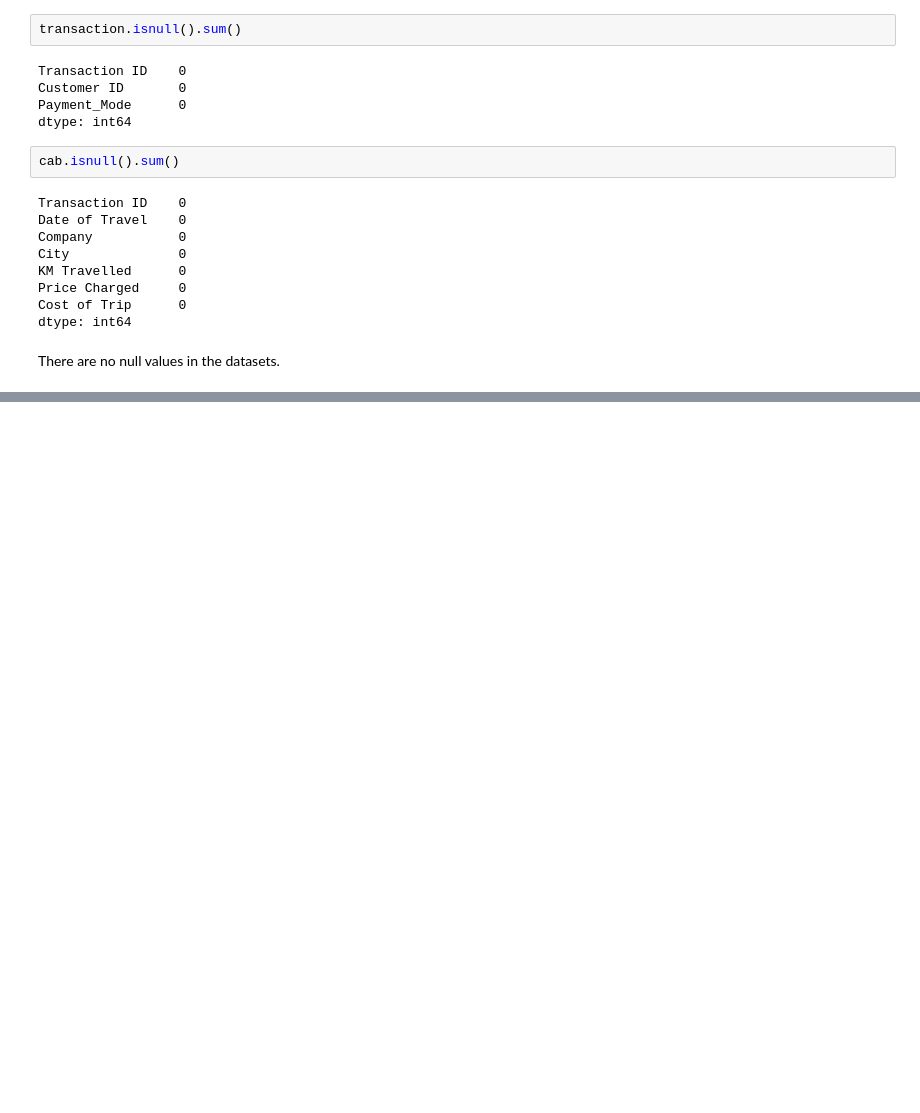
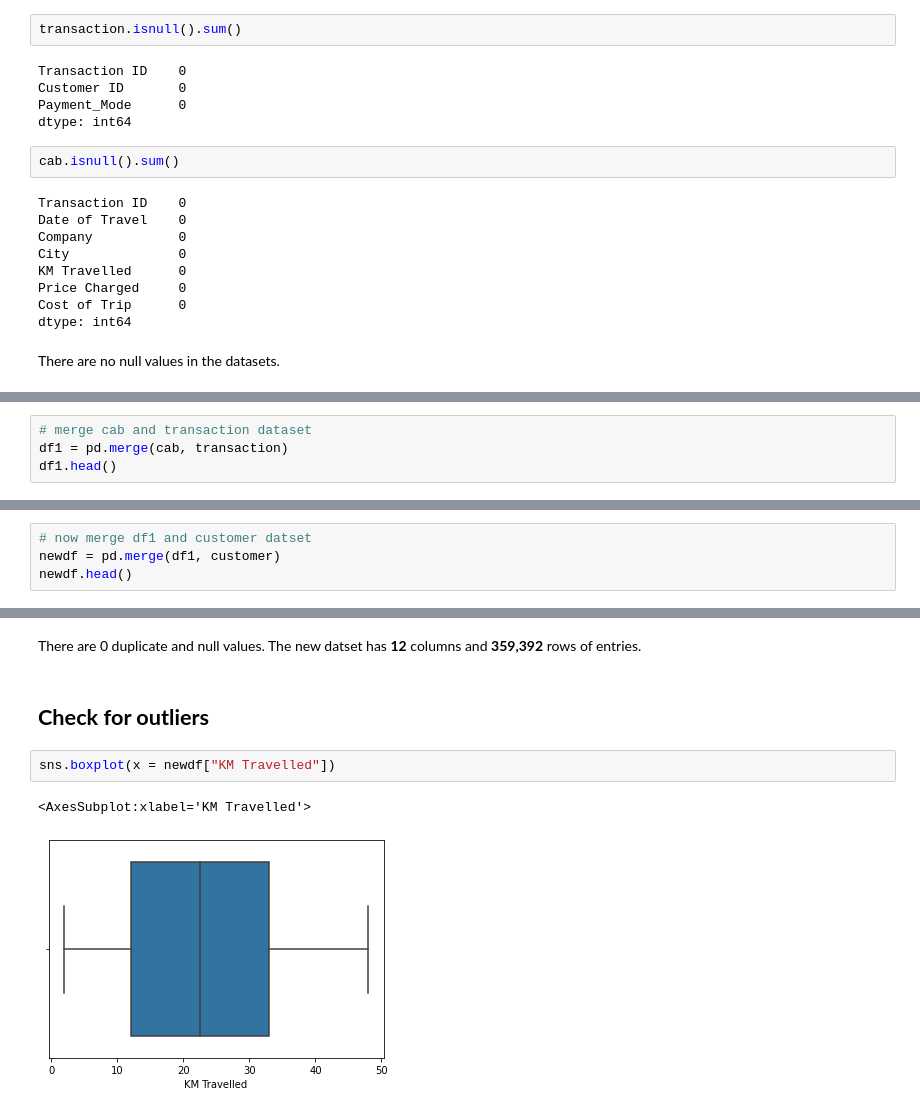
Before and after one commit to KierraDangerfield/Data-Glacier, a Jupyter notebook: Week_2/Insight for Cab Investment Firm.ipynb, the cells around one changed output, grey strips where cells are left out. Cells and saved outputs as stored; diff of their text form; blank space fills up the shorter version.

```diff
--- a/Week_2/Insight for Cab Investment Firm.ipynb
+++ b/Week_2/Insight for Cab Investment Firm.ipynb
@@ -234,0 +291,4 @@ There are no null values in the datasets.
+# %%
+# merge cab and transaction dataset
+df1 = pd.merge(cab, transaction)
+df1.head()
@@ -234,0 +304,4 @@ There are no null values in the datasets.
+# %%
+# now merge df1 and customer datset
+newdf = pd.merge(df1, customer)
+newdf.head()
@@ -234,0 +359,9 @@ There are no null values in the datasets.
+# %% [markdown]
+There are 0 duplicate and null values. The new datset has <b>12</b> columns and <b>359,392</b> rows of entries.
+# %% [markdown]
+## <b>Check for outliers</b>
+# %%
+sns.boxplot(x = newdf["KM Travelled"])
+# %% [output]
+<AxesSubplot:xlabel='KM Travelled'>
+[figure, added]
```
Also changed, not shown: parts of 33 cells of this notebook.
